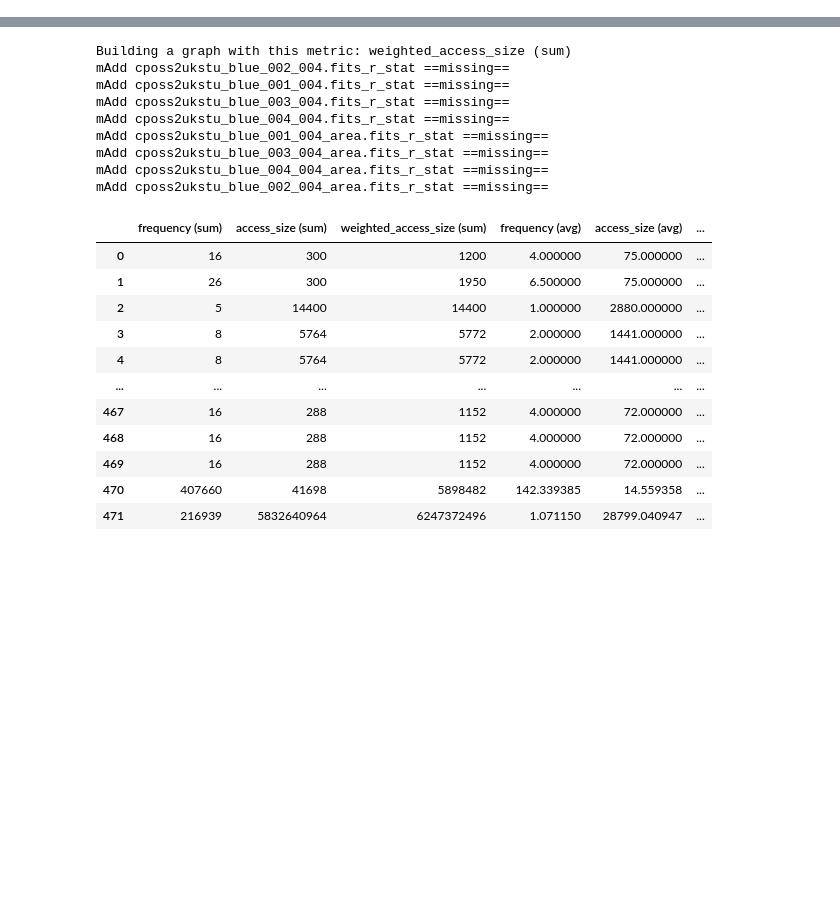
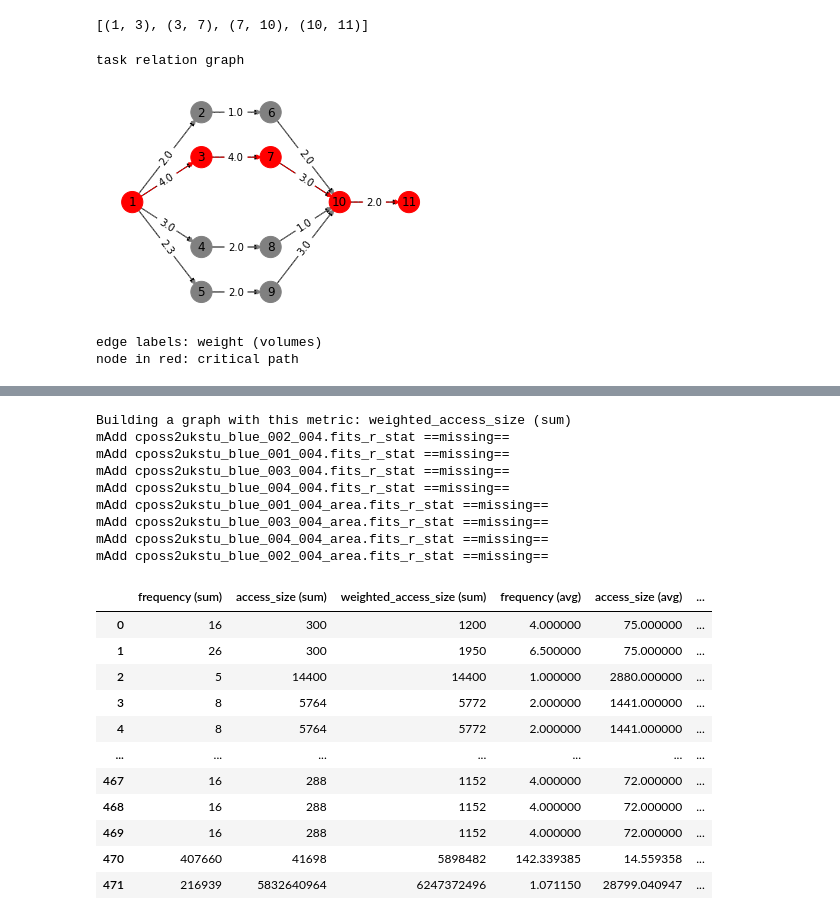
Before and after one commit to lukemartinlogan/deepdrivemd_pnnl, a Jupyter notebook: research/api/datalife_api-v0.1.ipynb, the cells around one changed output, grey strips where cells are left out. Saved outputs shown, nothing was run; the diff lists cells and outputs as text; code cells hidden in the pictures; blank space fills up the shorter version.

```diff
--- a/research/api/datalife_api-v0.1.ipynb
+++ b/research/api/datalife_api-v0.1.ipynb
@@ -207,3 +212,47 @@ class DataLife:
                 paths = [x for x in nx.all_simple_paths(G, producer_n, consumer, cutoff=2)]
                 res += paths
         return res
+# %%
+G1=nx.DiGraph()
+G1.add_nodes_from(list(range(1, 12)))
+G1.add_edge(1, 2, volume = 2.0, rate=1.0)
+G1.add_edge(1, 3, volume = 4.0, rate=0.2)
+G1.add_edge(1, 4, volume = 3.0, rate=0.3)
+G1.add_edge(1, 5, volume = 2.3, rate=0.4)
+G1.add_edge(2, 6, volume = 1.0, rate=0.4)
+G1.add_edge(3, 7, volume = 4.0, rate=0.3)
+G1.add_edge(4, 8, volume = 2.0, rate=0.1)
+G1.add_edge(5, 9, volume = 2.0, rate=0.93)
+G1.add_edge(6, 10, volume = 2.0, rate=0.9)
+G1.add_edge(7, 10, volume = 3.0, rate=0.7)
+G1.add_edge(8, 10, volume = 1.0, rate=0.8)
+G1.add_edge(9, 10, volume = 3.0, rate=1.2)
+G1.add_edge(10, 11, volume = 2.0, rate=0.2)
+G1.edges()
+# set the coordinates of each node
+G1.add_node(1, pos=(0,0))
+G1.add_node(2, pos=(4,2))
+G1.add_node(3, pos=(4,1))
+G1.add_node(4, pos=(4,-1))
+G1.add_node(5, pos=(4,-2))
+G1.add_node(6, pos= (8,2))
+G1.add_node(7, pos= (8,1))
+G1.add_node(8, pos= (8,-1))
+G1.add_node(9, pos= (8,-2))
+G1.add_node(10, pos= (12,0))
+G1.add_node(11, pos= (16,0))
+# The positions of each node are stored in a dictionary
+node_pos=nx.get_node_attributes(G1,'pos')
+# %%
+dl_ = DataLife(G1)
+maxv_path = dl_.max_volume_path(weight='volume')
+maxv_path
+# %% [output]
+[(1, 3), (3, 7), (7, 10), (10, 11)]
+# %%
+dl_.utils.draw_task_relation_graph_with_critical_path(G1, [1, 3, 7, 10, 11], metric='volume')
+# %% [output]
+task relation graph
+[figure, added]
+edge labels: weight (volumes)
+node in red: critical path
```
Also changed, not shown: parts of 8 cells of this notebook.
